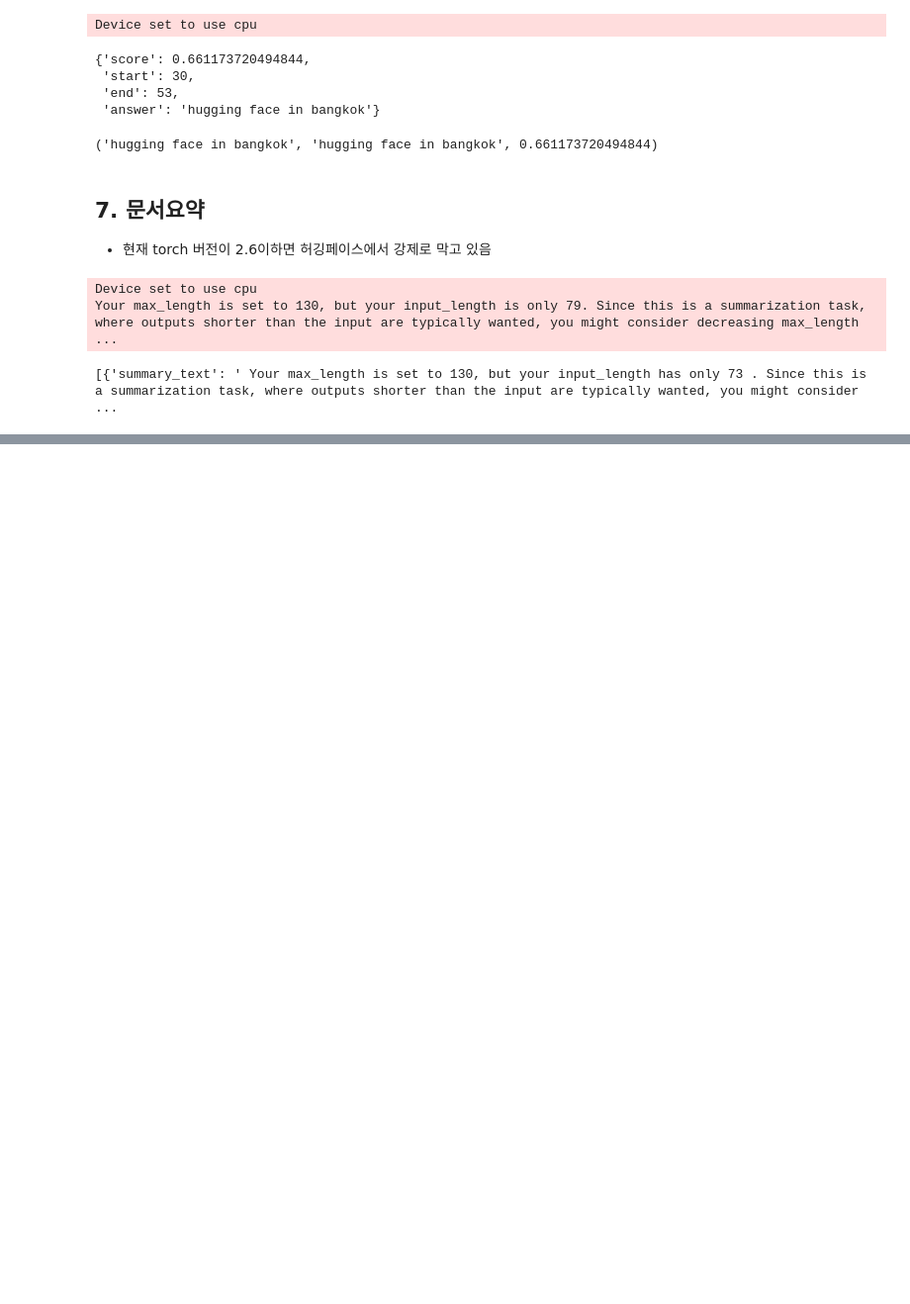
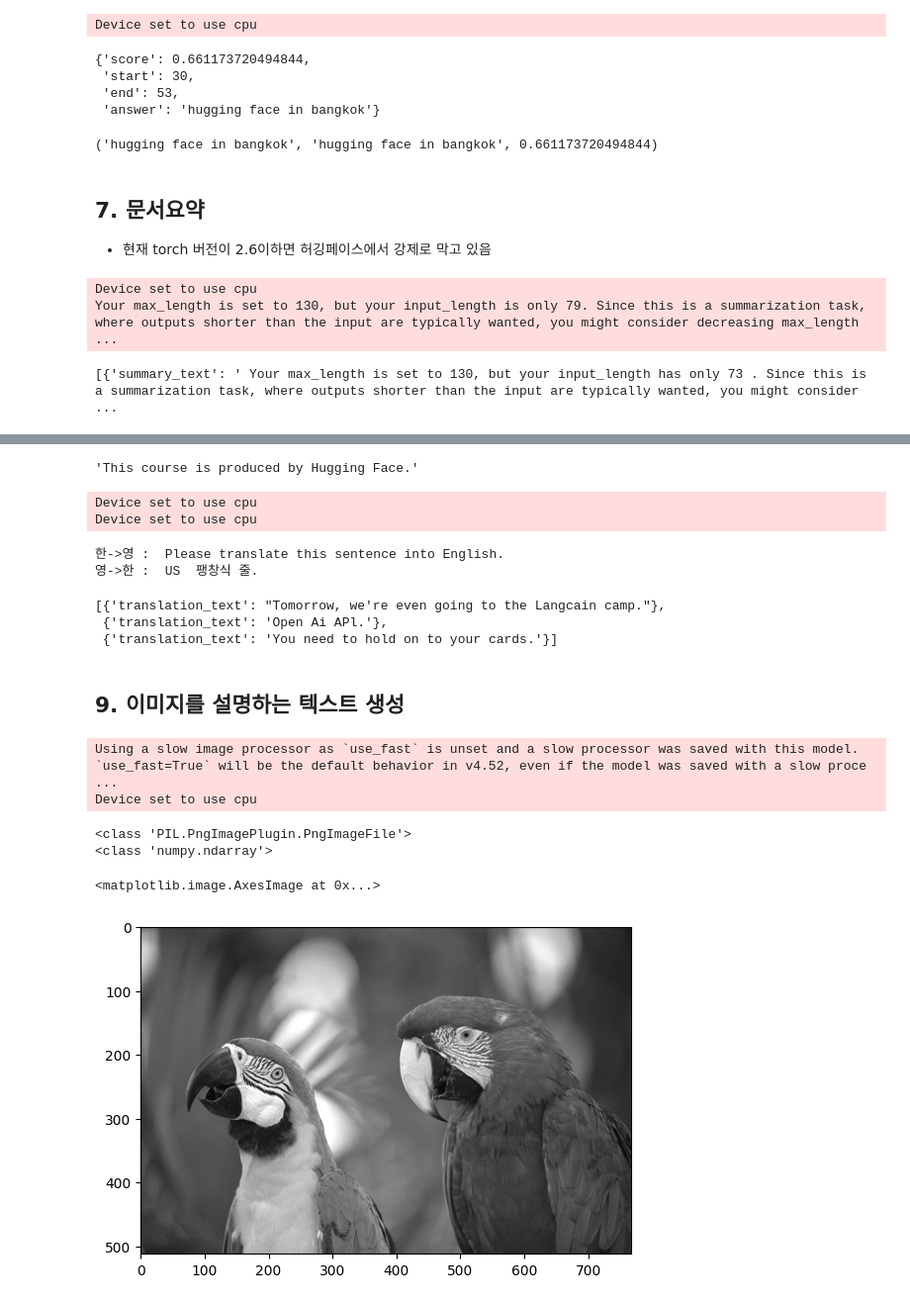
Before and after one commit to taro87/ai, a Jupyter notebook: source/08_LLM/ch1.허깅페이스.ipynb, the cells around one changed output, grey strips where cells are left out. Shown at 99% size. Saved outputs shown, nothing was run; the diff lists cells and outputs as text; code cells hidden in the pictures; blank space fills up the shorter version.

```diff
--- a/source/08_LLM/ch1.허깅페이스.ipynb
+++ b/source/08_LLM/ch1.허깅페이스.ipynb
@@ -250,0 +246,59 @@ Device set to use cpu
+# %%
+result = translator("Ce cours est produit par Huging Face.")
+result[0]['translation_text']
+# %% [output]
+'This course is produced by Hugging Face.'
+# %%
+# 번역하는 모델은 성능이 천차만별. 모델과 라이브러리에 따라 추가 pip 설치
+# 한 -> 영
+ko2en = pipeline(task="translation", model="Helsinki-NLP/opus-mt-ko-en")
+
+# 영 -> 한(불량)
+en2ko = pipeline(task="translation", model="Helsinki-NLP/opus-mt-tc-big-en-ko")
+
+# 테스트 문자
+ko_sentence = "이 문장을 영어로 번역해 주세요."
+en_sentence = "I enjoy learning about AI."
+# 번역수행
+print('한->영 : ', ko2en(ko_sentence)[0]['translation_text'])
+print('영->한 : ', en2ko(en_sentence)[0]['translation_text'])
+# %% [output]
+Device set to use cpu
+Device set to use cpu
+한->영 :  Please translate this sentence into English.
+영->한 :  US  팽창식 줄.
+# %%
+ko2en([
+    "내일부터는 langChain 진도 나갑니다",
+    "Open Ai API 진도 나갑니다.",
+    "카드를 지참하셔야 합니다"
+])
+# 동적 웹크롤링과 비교하여 선택
+# %% [output]
+[{'translation_text': "Tomorrow, we're even going to the Langcain camp."},
+ {'translation_text': 'Open Ai APl.'},
+ {'translation_text': 'You need to hold on to your cards.'}]
+# %% [markdown]
+## 9. 이미지를 설명하는 텍스트 생성
+# %%
+image2text = pipeline(task="image-to-text",
+                     model="ydshieh/vit-gpt2-coco-en")
+# %% [output]
+Using a slow image processor as `use_fast` is unset and a slow processor was saved with this model. `use_fast=True` will be the default behavior in v4.52, even if the model was saved with a slow proce ...
+Device set to use cpu
+# %%
+from PIL import Image
+import numpy as np
+import requests
+url = "https://huggingface.co/datasets/Narsil/image_dummy/resolve/main/parrots.png"
+image = Image.open(requests.get(url, stream=True).raw)
+print(type(image))
+image_numpy = np.array(image)
+print(type(image_numpy))
+import matplotlib.pyplot as plt
+plt.imshow(image_numpy, cmap='gray')
+# %% [output]
+<class 'PIL.PngImagePlugin.PngImageFile'>
+<class 'numpy.ndarray'>
+<matplotlib.image.AxesImage at 0x...>
+[figure, added]
```
Also changed, not shown: parts of 12 cells of this notebook, 2 other files.
